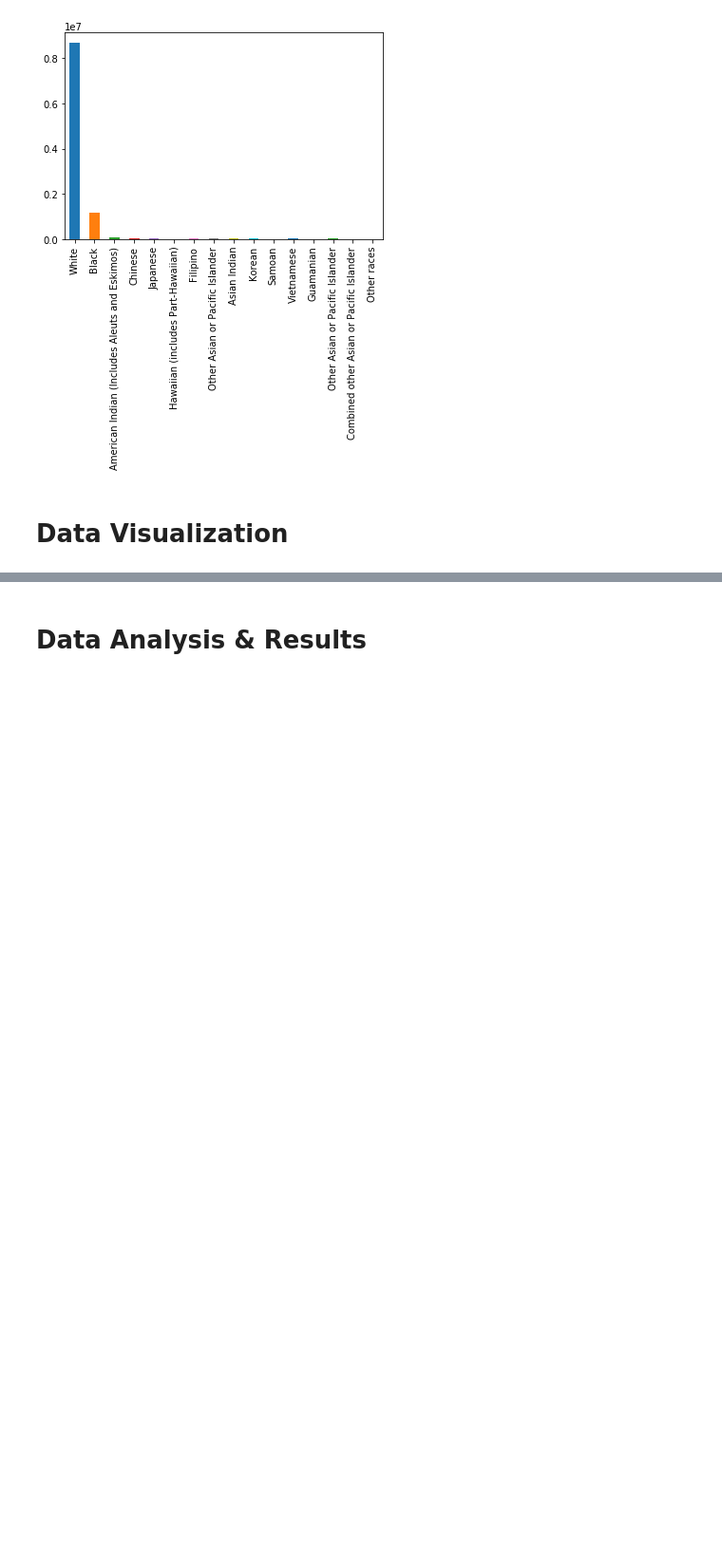
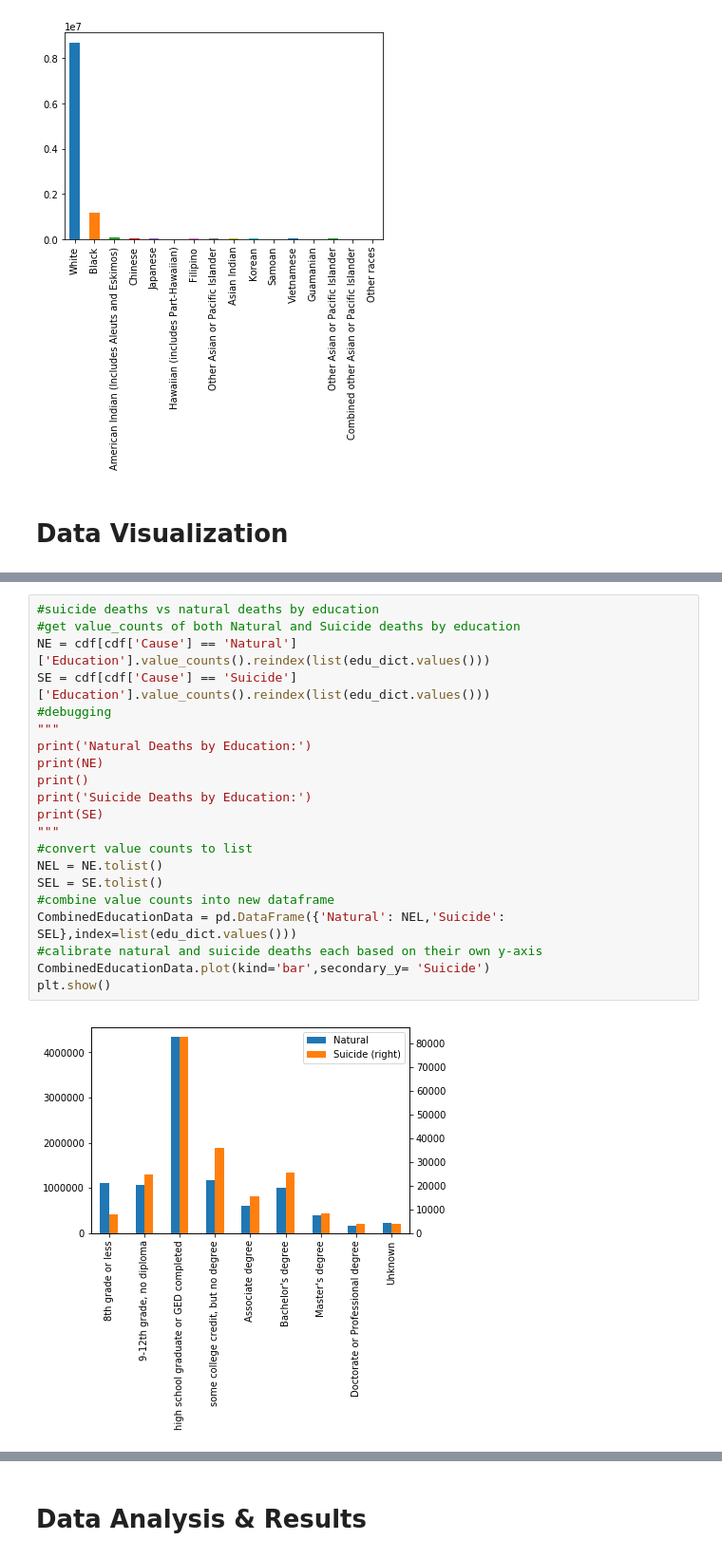
Before and after one commit to WeilunY/COGS108_Project, a Jupyter notebook: FinalProject.ipynb, the cells around one changed output, grey strips where cells are left out. Shown: that part at 95% size. Saved outputs shown, nothing was run; the diff lists cells and outputs as text; blank space fills up the shorter version.

```diff
--- a/FinalProject.ipynb
+++ b/FinalProject.ipynb
@@ -478,0 +445,23 @@ plt.show()
+# %%
+#suicide deaths vs natural deaths by education
+#get value_counts of both Natural and Suicide deaths by education
+NE = cdf[cdf['Cause'] == 'Natural']['Education'].value_counts().reindex(list(edu_dict.values()))
+SE = cdf[cdf['Cause'] == 'Suicide']['Education'].value_counts().reindex(list(edu_dict.values()))
+#debugging
+"""
+print('Natural Deaths by Education:')
+print(NE)
+print()
+print('Suicide Deaths by Education:')
+print(SE)
+"""
+#convert value counts to list
+NEL = NE.tolist()
+SEL = SE.tolist()
+#combine value counts into new dataframe
+CombinedEducationData = pd.DataFrame({'Natural': NEL,'Suicide': SEL},index=list(edu_dict.values()))
+#calibrate natural and suicide deaths each based on their own y-axis
+CombinedEducationData.plot(kind='bar',secondary_y= 'Suicide')
+plt.show()
+# %% [output]
+[figure, added]
```
Also changed, not shown: parts of 8 cells of this notebook.
